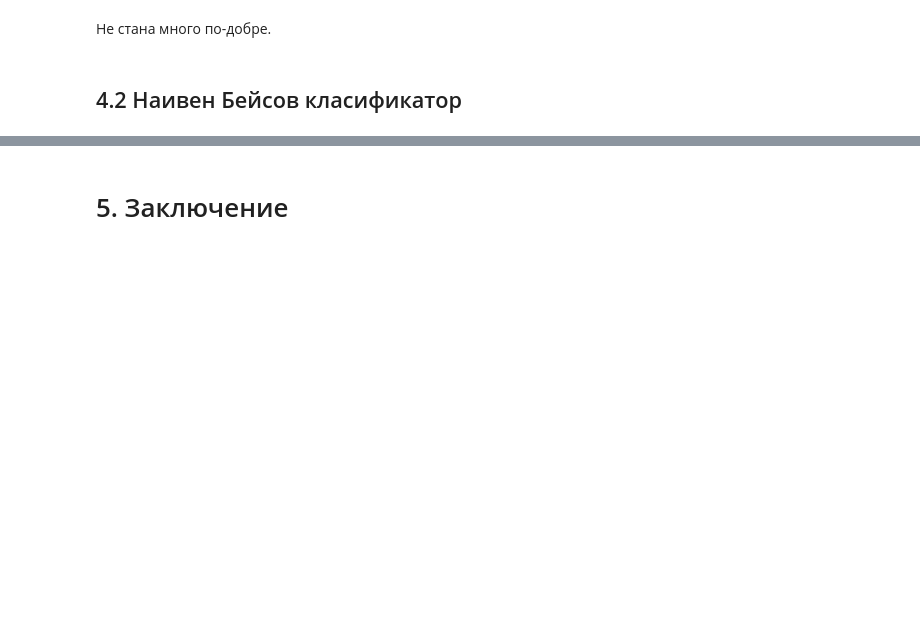
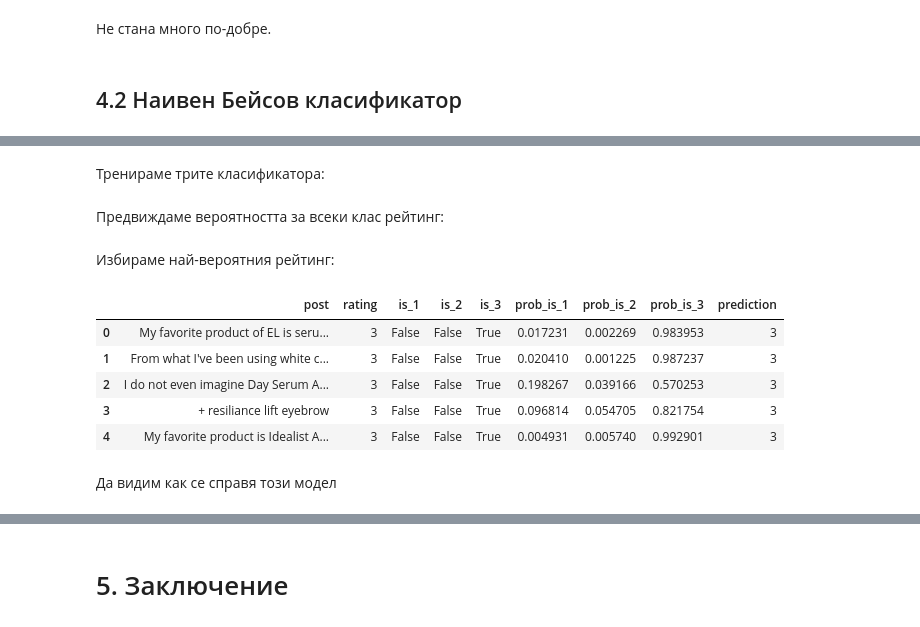
Before and after one commit to mrangelova/bg-mama, a Jupyter notebook: notebooks/bg-mamma.ipynb, the cells around one changed output, grey strips where cells are left out. Drawn from its saved outputs; the diff is of its cells as text; code cells hidden in the pictures; blank space fills up the shorter version.

```diff
--- a/notebooks/flow.ipynb
+++ b/notebooks/bg-mamma.ipynb
@@ -435,0 +426,6 @@ ValueError: dimension mismatch
+# %%
+amazon_sparse = vocabulary.transform(amazon_reviews.post)
+bg_mamma_sparse = vocabulary.transform(bg_mamma_posts.post)
+
+nb = MultinomialNB()
+nb.fit(amazon_sparse, amazon_reviews.rating)
@@ -435,0 +468,8 @@ ValueError: dimension mismatch
+# %%
+amazon_reviews['is_1'] = amazon_reviews.rating == 1
+amazon_reviews['is_2'] = amazon_reviews.rating == 2
+amazon_reviews['is_3'] = amazon_reviews.rating == 3
+
+bg_mamma_posts['is_1'] = bg_mamma_posts.rating == 1
+bg_mamma_posts['is_2'] = bg_mamma_posts.rating == 2
+bg_mamma_posts['is_3'] = bg_mamma_posts.rating == 3
@@ -435,0 +494,32 @@ ValueError: dimension mismatch
+# %% [markdown]
+Тренираме трите класификатора:
+# %%
+from sklearn.linear_model import LogisticRegression
+
+fitted_1 = LogisticRegression().fit(amazon_sparse, amazon_reviews['is_1'])
+fitted_2 = LogisticRegression().fit(amazon_sparse, amazon_reviews['is_2'])
+fitted_3 = LogisticRegression().fit(amazon_sparse, amazon_reviews['is_3'])
+# %% [markdown]
+Предвиждаме вероятността за всеки клас рейтинг:
+# %%
+bg_mamma_posts['prob_is_1'] = fitted_1.predict_proba(bg_mamma_sparse)[:,1]
+bg_mamma_posts['prob_is_2'] = fitted_2.predict_proba(bg_mamma_sparse)[:,1]
+bg_mamma_posts['prob_is_3'] = fitted_3.predict_proba(bg_mamma_sparse)[:,1]
+# %% [markdown]
+Избираме най-вероятния рейтинг:
+# %%
+def find_most_probable(post):
+    probabilities = [post['prob_is_1'], post['prob_is_2'], post['prob_is_3']]
+    return probabilities.index(max(probabilities)) + 1
+
+bg_mamma_posts['prediction'] = bg_mamma_posts.apply(lambda post: find_most_probable(post), axis=1)
+bg_mamma_posts.head()
+# %% [output]
+|  | post | rating | is_1 | is_2 | is_3 | prob_is_1 | prob_is_2 | prob_is_3 | prediction |
+| 0 | My favorite product of EL is seru... | 3 | False | False | True | 0.017231 | 0.002269 | 0.983953 | 3 |
+| 1 | From what I've been using white c... | 3 | False | False | True | 0.020410 | 0.001225 | 0.987237 | 3 |
+| 2 | I do not even imagine Day Serum A... | 3 | False | False | True | 0.198267 | 0.039166 | 0.570253 | 3 |
+| 3 | + resiliance lift eyebrow | 3 | False | False | True | 0.096814 | 0.054705 | 0.821754 | 3 |
+| 4 | My favorite product is Idealist A... | 3 | False | False | True | 0.004931 | 0.005740 | 0.992901 | 3 |
+# %% [markdown]
+Да видим как се справя този модел
```
Also changed, not shown: parts of 24 cells of this notebook, 2 other files.
